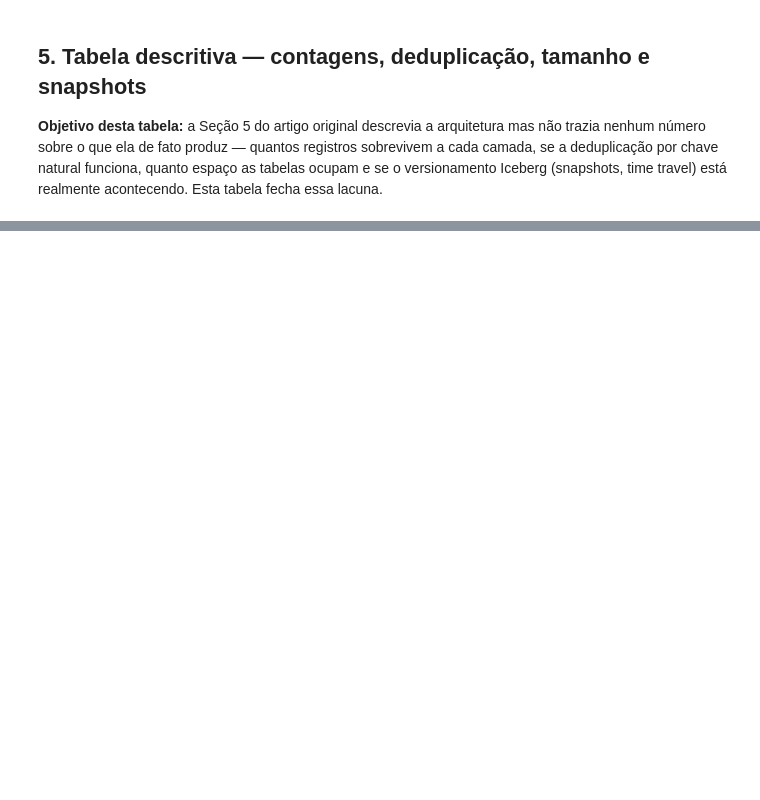
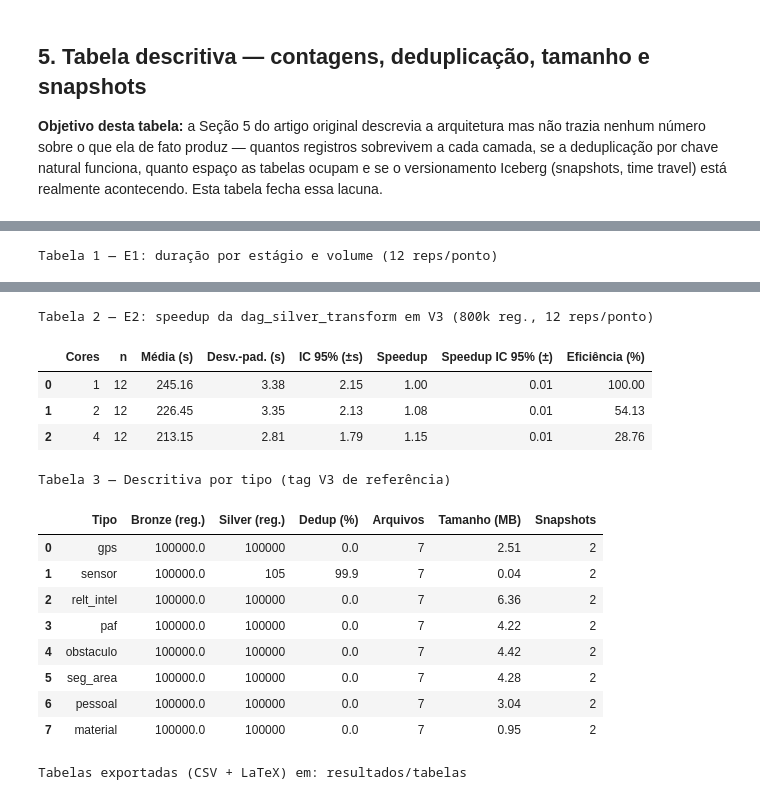
Before and after one commit to silvio-estat/ARTIGO_DLH, a Jupyter notebook: experimentos/sscad2026/relatorio_experimento.ipynb, the cells around one changed output, grey strips where cells are left out. Cells and saved outputs as stored; diff of their text form; code cells hidden in the pictures; blank space fills up the shorter version.

Commit message:
aumento dos experimentos (amostra) e ajuste no relatorio jupyter

```diff
--- a/experimentos/sscad2026/relatorio_experimento.ipynb
+++ b/experimentos/sscad2026/relatorio_experimento.ipynb
@@ -607,0 +543,64 @@ print(
+# %%
+# Tabelas consolidadas: reformata E1, E2 e a descritiva com cabecalhos em
+# portugues + unidades, e exporta CSV + LaTeX (resultados/tabelas/) para reuso
+# direto no artigo. Numeros vem dos mesmos DataFrames ja calculados acima.
+TAB_DIR = RESULT_DIR / "tabelas"
+TAB_DIR.mkdir(exist_ok=True)
+
+def _exporta(df, nome):
+    df.to_csv(TAB_DIR / f"{nome}.csv", index=False)
+    try:
+        (TAB_DIR / f"{nome}.tex").write_text(
+            df.to_latex(index=False, float_format="%.2f")
+        )
+    except Exception as e:  # pandas antigo/sem jinja2: nao aborta o relatorio
+        print(f"(LaTeX de {nome} pulado: {e})")
+
+nrep = int(e1_agg["count"].max()) if len(e1) else "?"
+
+# --- Tabela 1: E1 (escalabilidade) ---
+if len(e1):
+    tab_e1 = e1_agg.copy()
+    tab_e1["Estágio"] = tab_e1["dag"].map(NOMES_ESTAGIO)
+    tab_e1 = (
+        tab_e1.rename(columns={
+            "volume_total": "Volume (reg.)", "count": "n", "mean": "Média (s)",
+            "std": "Desv.-pad. (s)", "ic95": "IC 95% (±s)",
+        })[["Estágio", "Volume (reg.)", "n", "Média (s)", "Desv.-pad. (s)", "IC 95% (±s)"]]
+        .sort_values(["Estágio", "Volume (reg.)"]).round(2).reset_index(drop=True)
+    )
+    print(f"Tabela 1 — E1: duração por estágio e volume ({nrep} reps/ponto)")
+    display(tab_e1)
+    _exporta(tab_e1, "tab_e1_escalabilidade")
+
+# --- Tabela 2: E2 (speedup) ---
+if len(e2) and "speedup" in e2_agg.columns:
+    tab_e2 = e2_agg.copy()
+    tab_e2["Eficiência (%)"] = tab_e2["eficiencia"] * 100
+    tab_e2 = (
+        tab_e2.rename(columns={
+            "cores": "Cores", "count": "n", "mean": "Média (s)",
+            "std": "Desv.-pad. (s)", "ic95": "IC 95% (±s)",
+            "speedup": "Speedup", "speedup_ic95": "Speedup IC 95% (±)",
+        })[["Cores", "n", "Média (s)", "Desv.-pad. (s)", "IC 95% (±s)",
+            "Speedup", "Speedup IC 95% (±)", "Eficiência (%)"]]
+        .round(2).reset_index(drop=True)
+    )
+    print(f"\nTabela 2 — E2: speedup da dag_silver_transform em V3 (800k reg., {nrep} reps/ponto)")
+    display(tab_e2)
+    _exporta(tab_e2, "tab_e2_speedup")
+
+# --- Tabela 3: descritiva por tipo (reusa desc da Secao 5) ---
+if len(desc):
+    tab_desc = desc.rename(columns={
+        "tipo": "Tipo", "registros_bronze_tipo": "Bronze (reg.)",
+        "registros_silver": "Silver (reg.)", "taxa_dedup_pct": "Dedup (%)",
+        "n_arquivos": "Arquivos", "tamanho_mb": "Tamanho (MB)", "n_snapshots": "Snapshots",
+    }).round(2).reset_index(drop=True)
+    print("\nTabela 3 — Descritiva por tipo (tag V3 de referência)")
+    display(tab_desc)
+    _exporta(tab_desc, "tab_descritiva")
+
+print(f"\nTabelas exportadas (CSV + LaTeX) em: {TAB_DIR}")
+# %% [output]
+Tabela 1 — E1: duração por estágio e volume (12 reps/ponto)
@@ -607,0 +617,16 @@ print(
+Tabela 2 — E2: speedup da dag_silver_transform em V3 (800k reg., 12 reps/ponto)
+|  | Cores | n | Média (s) | Desv.-pad. (s) | IC 95% (±s) | Speedup | Speedup IC 95% (±) | Eficiência (%) |
+| 0 | 1 | 12 | 245.16 | 3.38 | 2.15 | 1.00 | 0.01 | 100.00 |
+| 1 | 2 | 12 | 226.45 | 3.35 | 2.13 | 1.08 | 0.01 | 54.13 |
+| 2 | 4 | 12 | 213.15 | 2.81 | 1.79 | 1.15 | 0.01 | 28.76 |
+Tabela 3 — Descritiva por tipo (tag V3 de referência)
+|  | Tipo | Bronze (reg.) | Silver (reg.) | Dedup (%) | Arquivos | Tamanho (MB) | Snapshots |
+| 0 | gps | 100000.0 | 100000 | 0.0 | 7 | 2.51 | 2 |
+| 1 | sensor | 100000.0 | 105 | 99.9 | 7 | 0.04 | 2 |
+| 2 | relt_intel | 100000.0 | 100000 | 0.0 | 7 | 6.36 | 2 |
+| 3 | paf | 100000.0 | 100000 | 0.0 | 7 | 4.22 | 2 |
+| 4 | obstaculo | 100000.0 | 100000 | 0.0 | 7 | 4.42 | 2 |
+| 5 | seg_area | 100000.0 | 100000 | 0.0 | 7 | 4.28 | 2 |
+| 6 | pessoal | 100000.0 | 100000 | 0.0 | 7 | 3.04 | 2 |
+| 7 | material | 100000.0 | 100000 | 0.0 | 7 | 0.95 | 2 |
+Tabelas exportadas (CSV + LaTeX) em: resultados/tabelas
```
Also changed, not shown: parts of 28 cells of this notebook, 18 other files.
